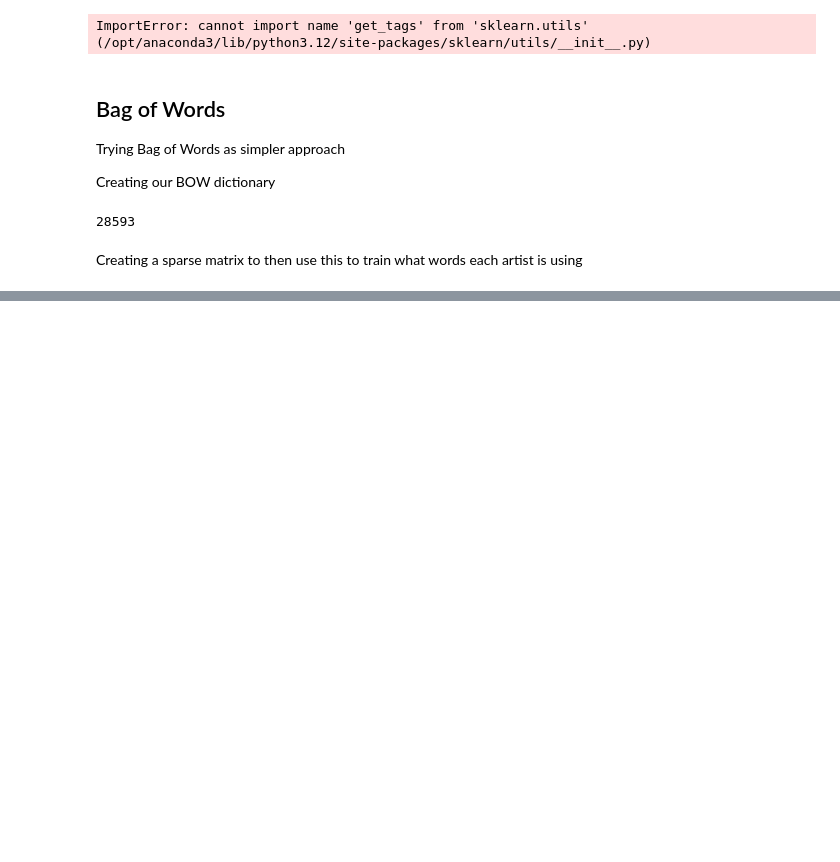
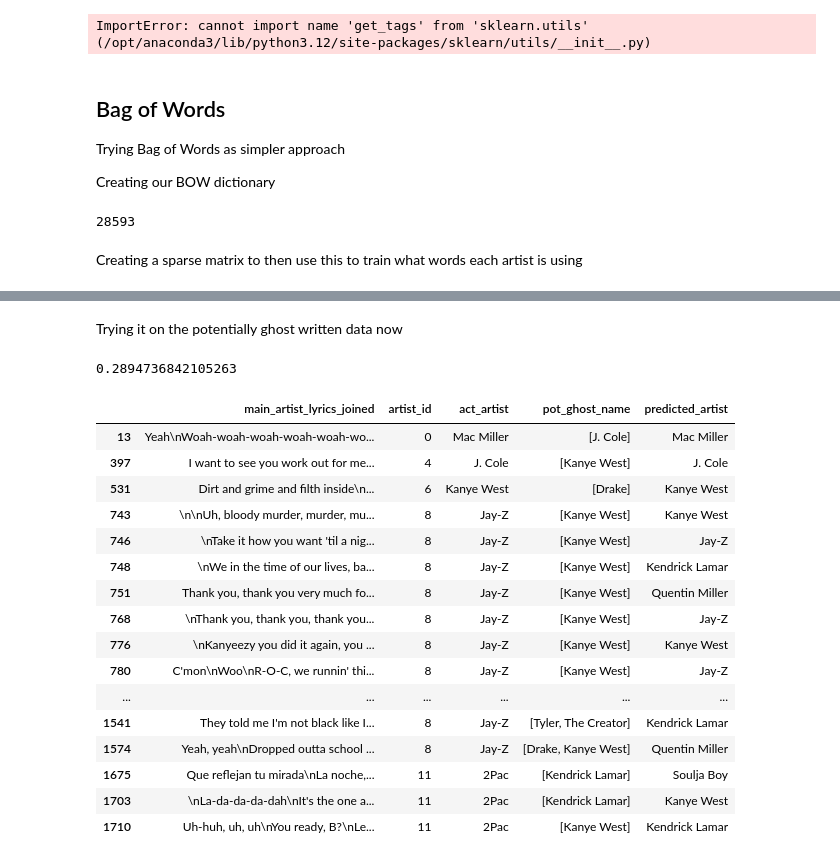
Before and after one commit to nicholaskim1004/Ghost-Writer-Detector, a Jupyter notebook: testing.ipynb, the cells around one changed output, grey strips where cells are left out. Cells and saved outputs as stored; diff of their text form; code cells hidden in the pictures; blank space fills up the shorter version.

```diff
--- a/testing.ipynb
+++ b/testing.ipynb
@@ -464,7 +464,7 @@ model = MultiClassRegression(x_train.shape[1], len(artist_mapping))
 
 loss_fn = nn.CrossEntropyLoss()
 optim = AdamW(model.parameters(), lr=1e-4)
-num_epoch = 3
+num_epoch = 50
 
 val_loss = []
 
@@ -508,0 +520,47 @@ epoch:3, val_loss:1.424202799797058, val_acc:0.5868945868945868
+# %% [markdown]
+Trying it on the potentially ghost written data now
+# %%
+#setting up data for model
+test_sparse = sparse(test_data['main_artist_lyrics_joined'])
+
+x_test = to_sparse_torch(test_sparse[2],test_sparse[1],test_sparse[3],test_data)
+y_test = torch.tensor(test_data['artist_id'].values, dtype = torch.long)
+
+#getting the predicted labels
+predicted = model(x_test)
+test_label = []
+
+for song in predicted:
+    test_label.append(torch.argmax(song))
+
+print(accuracy_score(test_label,y_test))
+
+pred_art_lab = [list(artist_mapping.keys())[list(artist_mapping.values()).index(yhat.item())] for yhat in test_label]
+act_art_lab = [list(artist_mapping.keys())[list(artist_mapping.values()).index(art_id)] for art_id in y_test.numpy()]
+
+test_copy = test_data.copy()
+
+test_copy['act_artist'] = act_art_lab
+test_copy['pot_ghost_name'] = hip[hip['pot_ghost'] == 1]['pot_ghost_name'].values
+test_copy['predicted_artist'] = pred_art_lab
+
+test_copy
+# %% [output]
+0.2894736842105263
+|  | main_artist_lyrics_joined | artist_id | act_artist | pot_ghost_name | predicted_artist |
+| 13 | Yeah\nWoah-woah-woah-woah-woah-wo... | 0 | Mac Miller | [J. Cole] | Mac Miller |
+| 397 | I want to see you work out for me... | 4 | J. Cole | [Kanye West] | J. Cole |
+| 531 | Dirt and grime and filth inside\n... | 6 | Kanye West | [Drake] | Kanye West |
+| 743 | \n\nUh, bloody murder, murder, mu... | 8 | Jay-Z | [Kanye West] | Kanye West |
+| 746 | \nTake it how you want 'til a nig... | 8 | Jay-Z | [Kanye West] | Jay-Z |
+| 748 | \nWe in the time of our lives, ba... | 8 | Jay-Z | [Kanye West] | Kendrick Lamar |
+| 751 | Thank you, thank you very much fo... | 8 | Jay-Z | [Kanye West] | Quentin Miller |
+| 768 | \nThank you, thank you, thank you... | 8 | Jay-Z | [Kanye West] | Jay-Z |
+| 776 | \nKanyeezy you did it again, you ... | 8 | Jay-Z | [Kanye West] | Kanye West |
+| 780 | C'mon\nWoo\nR-O-C, we runnin' thi... | 8 | Jay-Z | [Kanye West] | Jay-Z |
+| ... | ... | ... | ... | ... | ... |
+| 1541 | They told me I'm not black like I... | 8 | Jay-Z | [Tyler, The Creator] | Kendrick Lamar |
+| 1574 | Yeah, yeah\nDropped outta school ... | 8 | Jay-Z | [Drake, Kanye West] | Quentin Miller |
+| 1675 | Que reflejan tu mirada\nLa noche,... | 11 | 2Pac | [Kendrick Lamar] | Soulja Boy |
+| 1703 | \nLa-da-da-da-dah\nIt's the one a... | 11 | 2Pac | [Kendrick Lamar] | Kanye West |
+| 1710 | Uh-huh, uh, uh\nYou ready, B?\nLe... | 11 | 2Pac | [Kanye West] | Kendrick Lamar |
```
Also changed, not shown: parts of 1 cell of this notebook.
